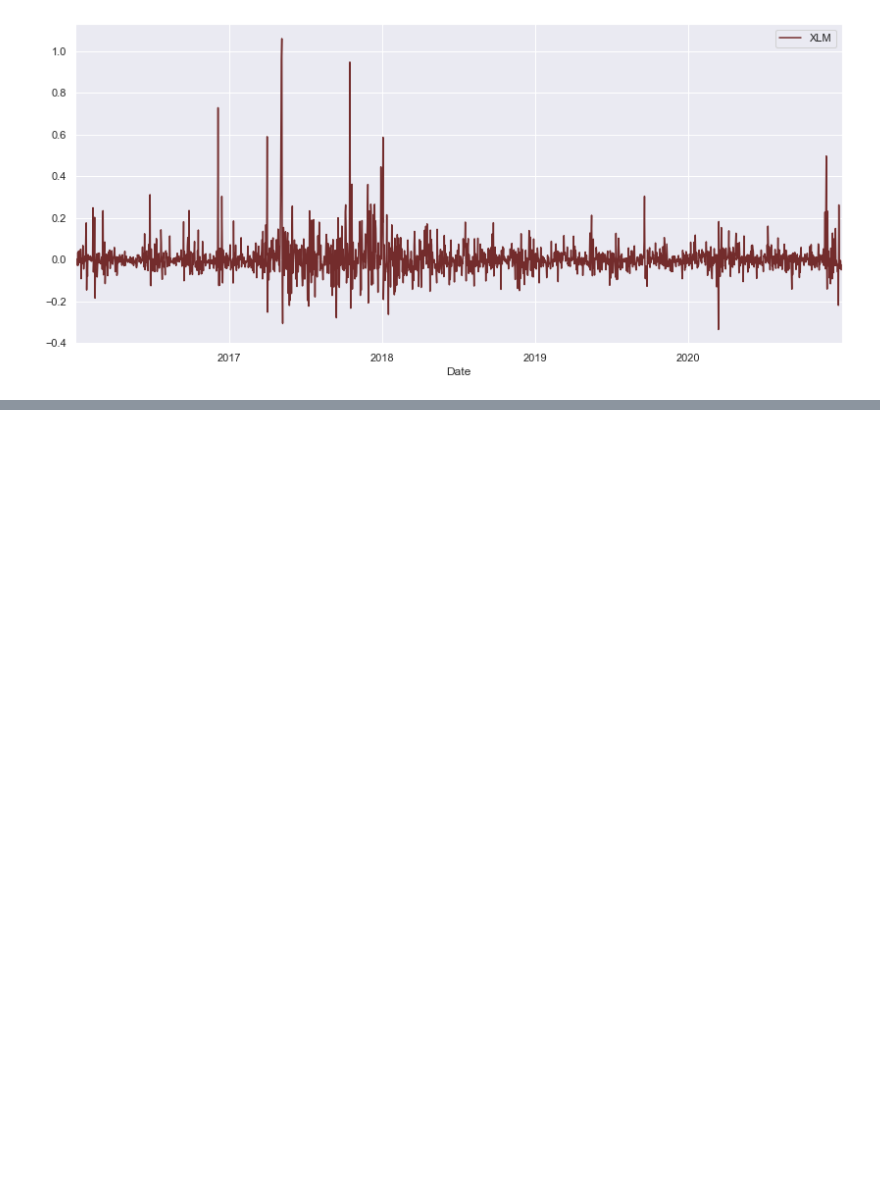
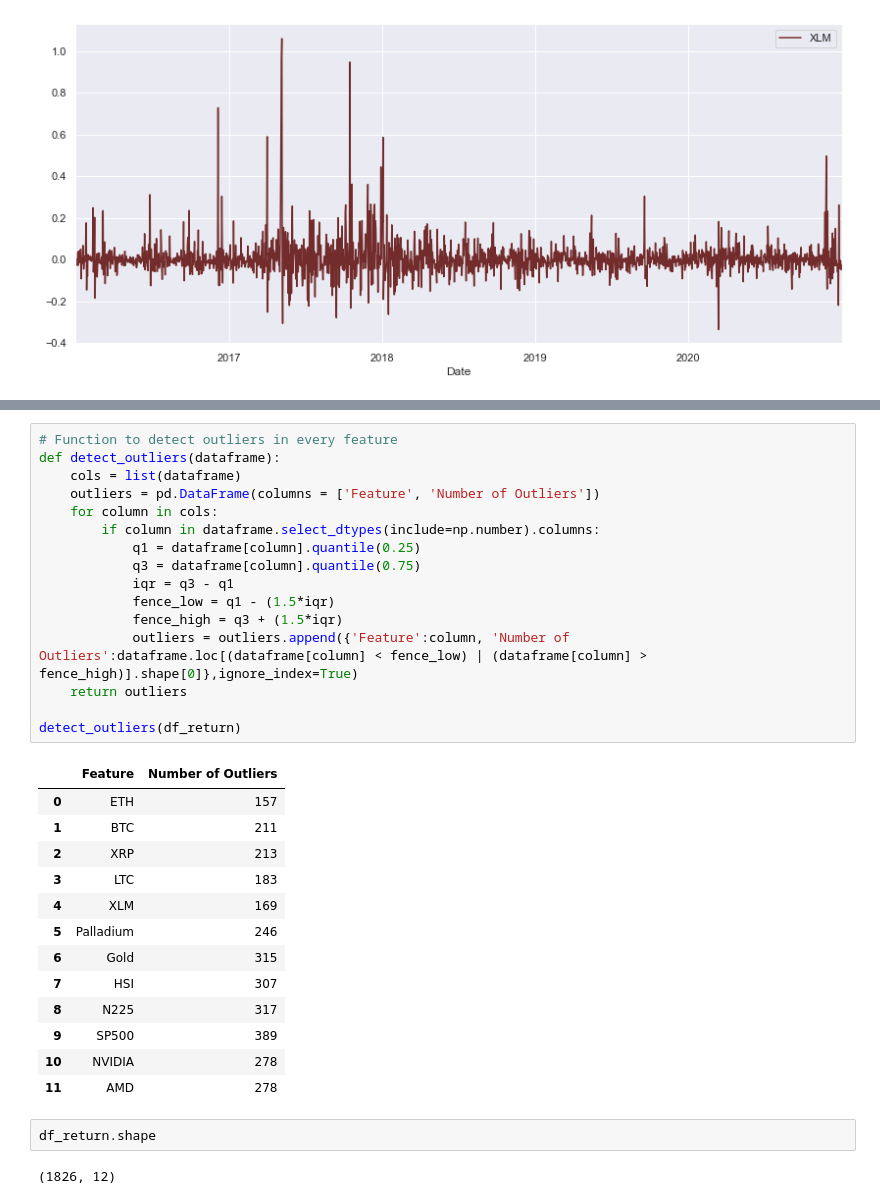
Before and after one commit to billmono95/TESI-LAUREA-MAGISTRALE, a Jupyter notebook: ExploratoryAnalysis.ipynb, the cells around one changed output, grey strips where cells are left out. Drawn from its saved outputs; the diff is of its cells as text; blank space fills up the shorter version.

```diff
--- a/ExploratoryAnalysis.ipynb
+++ b/ExploratoryAnalysis.ipynb
@@ -243,0 +310,34 @@ for i in list_return:
+# %%
+# Function to detect outliers in every feature
+def detect_outliers(dataframe):
+    cols = list(dataframe)
+    outliers = pd.DataFrame(columns = ['Feature', 'Number of Outliers'])
+    for column in cols:
+        if column in dataframe.select_dtypes(include=np.number).columns:
+            q1 = dataframe[column].quantile(0.25)
+            q3 = dataframe[column].quantile(0.75)
+            iqr = q3 - q1
+            fence_low = q1 - (1.5*iqr)
+            fence_high = q3 + (1.5*iqr)
+            outliers = outliers.append({'Feature':column, 'Number of Outliers':dataframe.loc[(dataframe[column] < fence_low) | (dataframe[column] > fence_high)].shape[0]},ignore_index=True)
+    return outliers
+
+detect_outliers(df_return)
+# %% [output]
+|  | Feature | Number of Outliers |
+| 0 | ETH | 157 |
+| 1 | BTC | 211 |
+| 2 | XRP | 213 |
+| 3 | LTC | 183 |
+| 4 | XLM | 169 |
+| 5 | Palladium | 246 |
+| 6 | Gold | 315 |
+| 7 | HSI | 307 |
+| 8 | N225 | 317 |
+| 9 | SP500 | 389 |
+| 10 | NVIDIA | 278 |
+| 11 | AMD | 278 |
+# %%
+df_return.shape
+# %% [output]
+(1826, 12)
```
Also changed, not shown: parts of 10 cells of this notebook.
